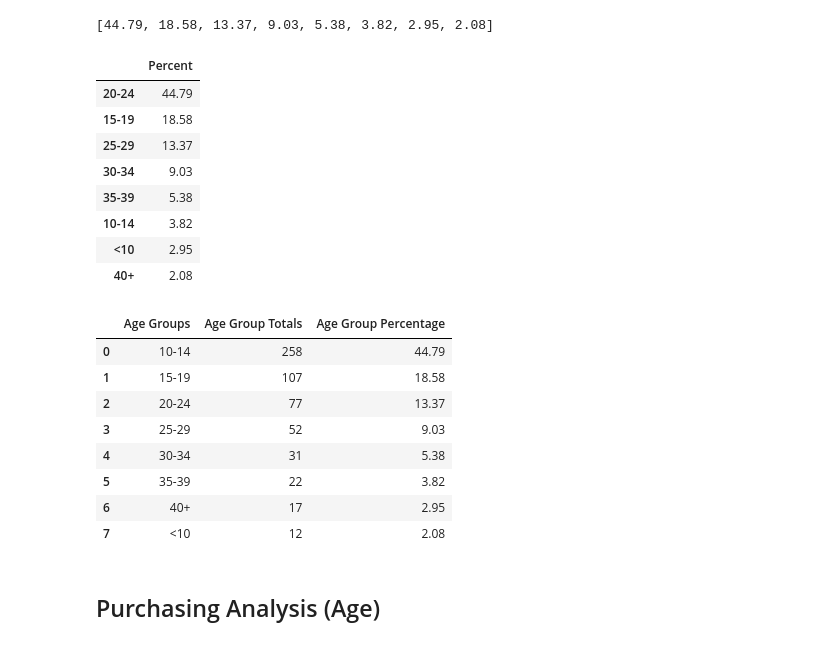
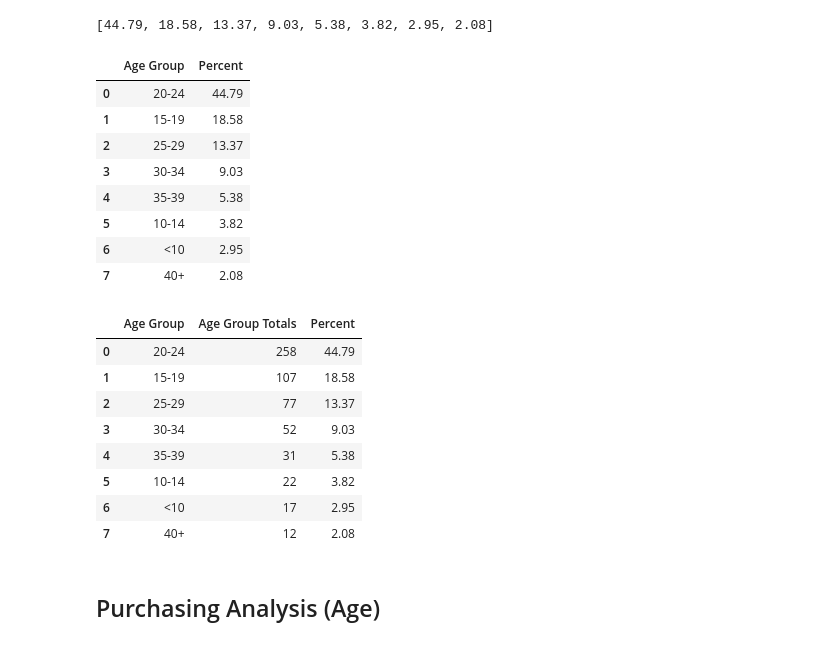
Before and after one commit to ChrNg404/Homework4, a Jupyter notebook: HeroesOfPymoli/HeroesOfPymoli_starter.ipynb, the cells around one changed output. Saved outputs shown, nothing was run; the diff lists cells and outputs as text; code cells hidden in the pictures.

```diff
--- a/HeroesOfPymoli/HeroesOfPymoli_starter.ipynb
+++ b/HeroesOfPymoli/HeroesOfPymoli_starter.ipynb
@@ -329,19 +376,25 @@ AgeGroupPercentList
 # %%
 #... and a table.
 PercentTable = RoundedPercent.to_frame('Percent')
+PercentTable=PercentTable.reset_index()
+PercentTable=PercentTable.rename(columns={"index":"Age Group"})
 PercentTable
 # %% [output]
-|  | Percent |
-| 20-24 | 44.79 |
-| 15-19 | 18.58 |
-| 25-29 | 13.37 |
-| 30-34 | 9.03 |
-| 35-39 | 5.38 |
-| 10-14 | 3.82 |
-| <10 | 2.95 |
-| 40+ | 2.08 |
+|  | Age Group | Percent |
+| 0 | 20-24 | 44.79 |
+| 1 | 15-19 | 18.58 |
+| 2 | 25-29 | 13.37 |
+| 3 | 30-34 | 9.03 |
+| 4 | 35-39 | 5.38 |
+| 5 | 10-14 | 3.82 |
+| 6 | <10 | 2.95 |
+| 7 | 40+ | 2.08 |
 # %%
 #Alright to make the summary table, let's turn all of the values into a list
+MergedSummary = pd.merge(AgeGroupTotals_df, PercentTable,on="Age Group")
+MergedSummary
+
+# Failed Ideas:
 # from the list we can then turn it into a data array like on the merging instrtuctor demo
 # we do this through to.list
 # THEN we turn it into a table!
@@ -353,15 +406,15 @@ PercentTable
 #AgeTable = pd.DataFrame(Age_Data, columns=["Age Groups","Age Group Totals", "Age Group Percentage"])
 #AgeTable
 # %% [output]
-|  | Age Groups | Age Group Totals | Age Group Percentage |
-| 0 | 10-14 | 258 | 44.79 |
+|  | Age Group | Age Group Totals | Percent |
+| 0 | 20-24 | 258 | 44.79 |
 | 1 | 15-19 | 107 | 18.58 |
-| 2 | 20-24 | 77 | 13.37 |
-| 3 | 25-29 | 52 | 9.03 |
-| 4 | 30-34 | 31 | 5.38 |
-| 5 | 35-39 | 22 | 3.82 |
-| 6 | 40+ | 17 | 2.95 |
-| 7 | <10 | 12 | 2.08 |
+| 2 | 25-29 | 77 | 13.37 |
+| 3 | 30-34 | 52 | 9.03 |
+| 4 | 35-39 | 31 | 5.38 |
+| 5 | 10-14 | 22 | 3.82 |
+| 6 | <10 | 17 | 2.95 |
+| 7 | 40+ | 12 | 2.08 |
 # %%
 #SummaryAge =pd.DataFrame(AgeGroupTotals, columns=["Age Group Total"])
 #SummaryAge
```
Also changed, not shown: parts of 42 cells of this notebook.
